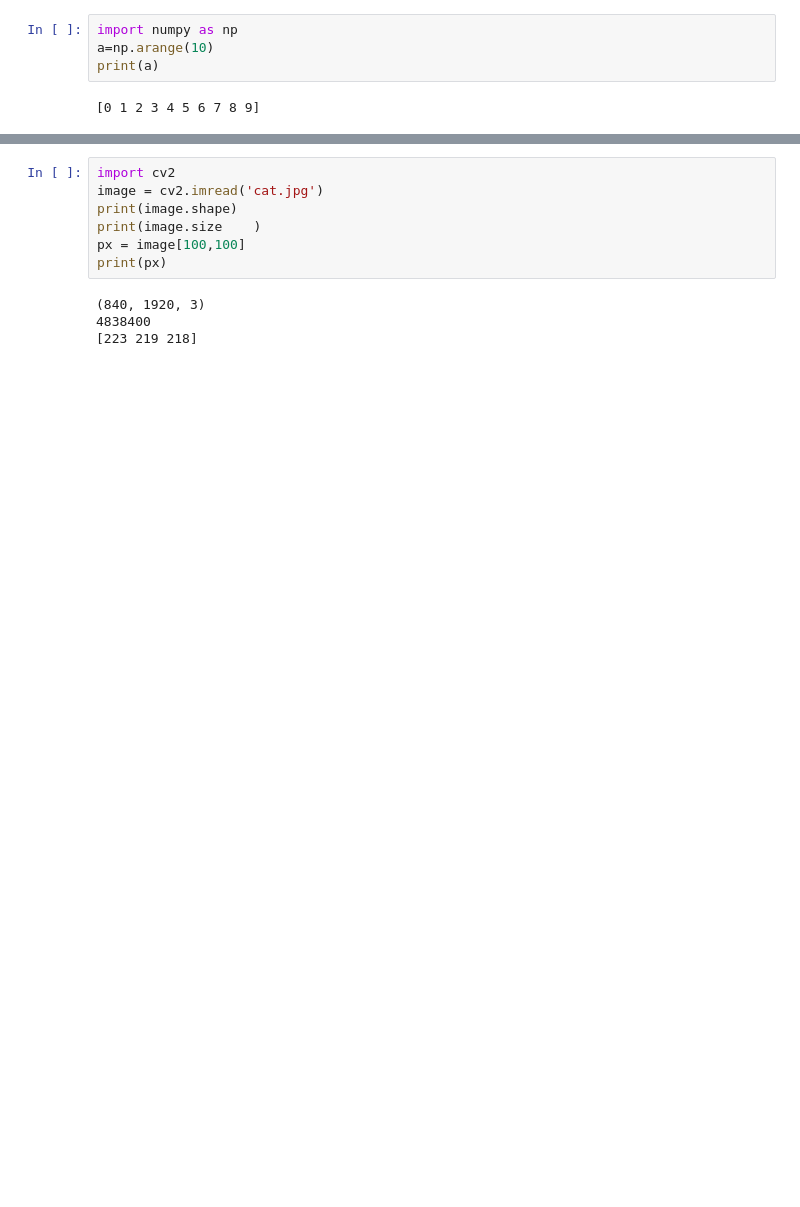
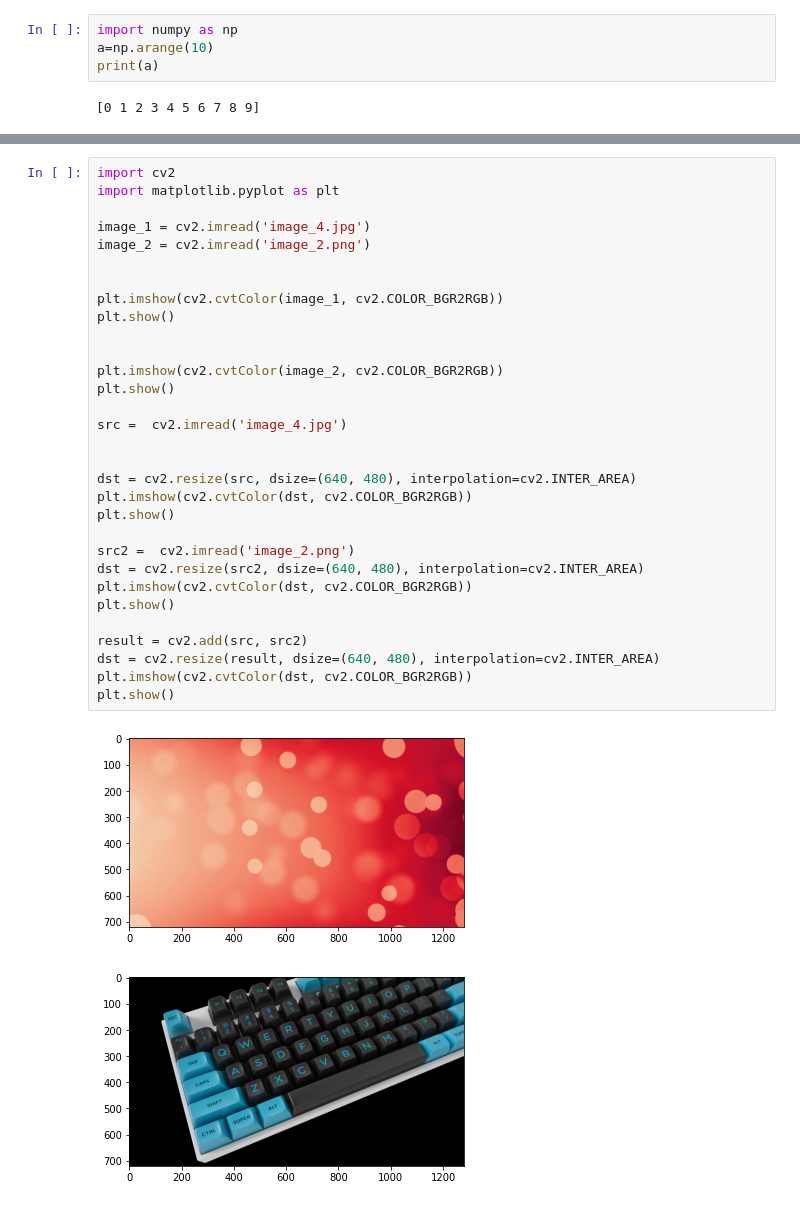
Before and after one commit to kwangbo/pythonopencv, a Jupyter notebook: Untitled0.ipynb, the cells around one changed output, grey strips where cells are left out. Drawn from its saved outputs; the diff is of its cells as text; blank space fills up the shorter version.

```diff
--- a/Untitled0.ipynb
+++ b/Untitled0.ipynb
@@ -15,11 +15,34 @@ Saving cat.jpg to cat.jpg
-# %%
-import cv2
-image = cv2.imread('cat.jpg')
-print(image.shape)
-print(image.size    )
-px = image[100,100]
-print(px)
-# %% [output]
-(840, 1920, 3)
-4838400
-[223 219 218]
+# %%
+import cv2
+import matplotlib.pyplot as plt
+
+image_1 = cv2.imread('image_4.jpg')
+image_2 = cv2.imread('image_2.png')
+
+
+plt.imshow(cv2.cvtColor(image_1, cv2.COLOR_BGR2RGB))
+plt.show()
+
+
+plt.imshow(cv2.cvtColor(image_2, cv2.COLOR_BGR2RGB))
+plt.show()
+
+src =  cv2.imread('image_4.jpg')
+
+
+dst = cv2.resize(src, dsize=(640, 480), interpolation=cv2.INTER_AREA)
+plt.imshow(cv2.cvtColor(dst, cv2.COLOR_BGR2RGB))
+plt.show()
+
+src2 =  cv2.imread('image_2.png')
+dst = cv2.resize(src2, dsize=(640, 480), interpolation=cv2.INTER_AREA)
+plt.imshow(cv2.cvtColor(dst, cv2.COLOR_BGR2RGB))
+plt.show()
+
+result = cv2.add(src, src2)
+dst = cv2.resize(result, dsize=(640, 480), interpolation=cv2.INTER_AREA)
+plt.imshow(cv2.cvtColor(dst, cv2.COLOR_BGR2RGB))
+plt.show()
+# %% [output]
+[figure, added]
+[figure, added]
```
Also changed, not shown: parts of 13 cells of this notebook.
